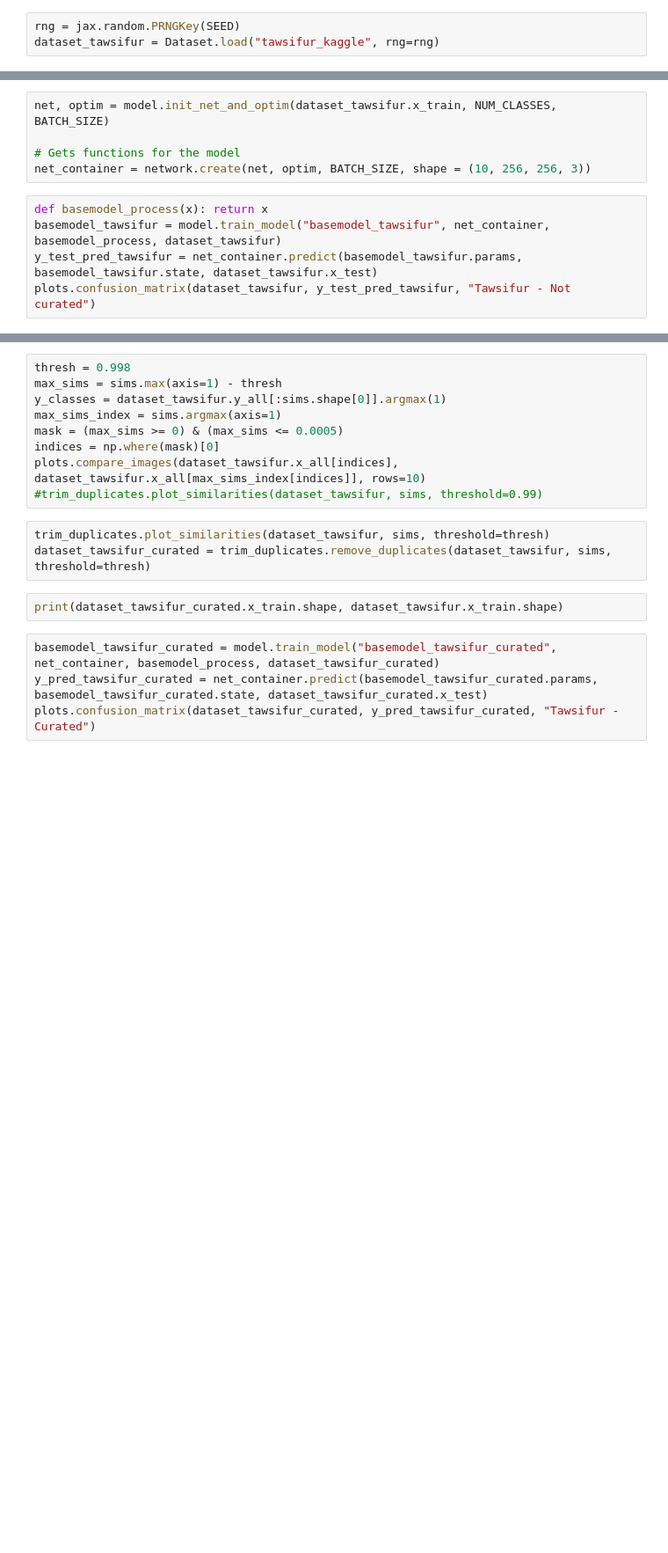
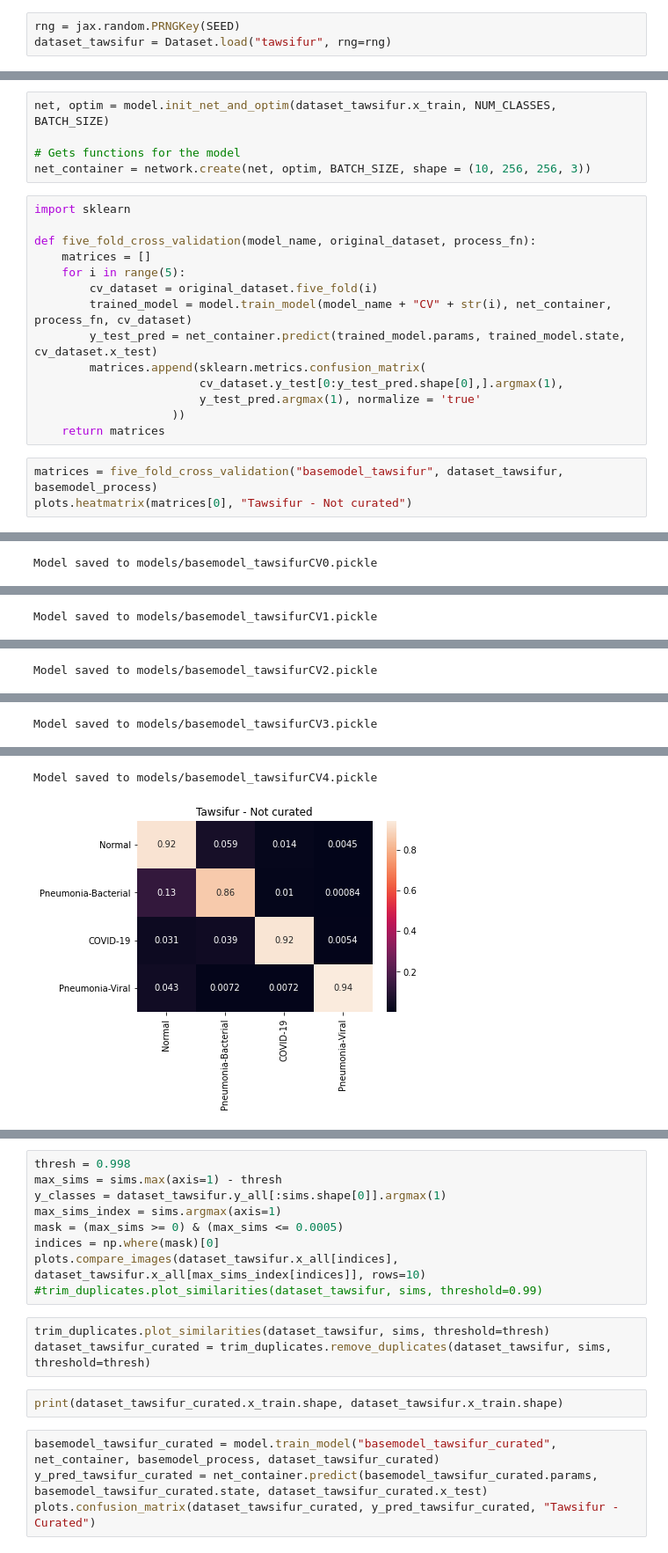
Before and after one commit to joaomarcoscsilva/issues-covid-image-diagnosis, a Jupyter notebook: TestsWithVariousDatasets.ipynb, the cells around one changed output, grey strips where cells are left out. Shown: that part at 88% size. Drawn from its saved outputs; the diff is of its cells as text; blank space fills up the shorter version.

Commit message:
Tests w/ transfer learning

```diff
--- a/TestsWithVariousDatasets.ipynb
+++ b/TestsWithVariousDatasets.ipynb
@@ -19,3 +25,3 @@ BATCH_SIZE = 128
 # %%
 rng = jax.random.PRNGKey(SEED)
-dataset_tawsifur = Dataset.load("tawsifur_kaggle", rng=rng)
+dataset_tawsifur = Dataset.load("tawsifur", rng=rng)
@@ -24,8 +39,21 @@ net, optim = model.init_net_and_optim(dataset_tawsifur.x_train, NUM_CLASSES, BAT
 
 # Gets functions for the model
 net_container = network.create(net, optim, BATCH_SIZE, shape = (10, 256, 256, 3))
-# %%
-def basemodel_process(x): return x
-basemodel_tawsifur = model.train_model("basemodel_tawsifur", net_container, basemodel_process, dataset_tawsifur)
-y_test_pred_tawsifur = net_container.predict(basemodel_tawsifur.params, basemodel_tawsifur.state, dataset_tawsifur.x_test)
-plots.confusion_matrix(dataset_tawsifur, y_test_pred_tawsifur, "Tawsifur - Not curated")
+# %%
+import sklearn
+
+def five_fold_cross_validation(model_name, original_dataset, process_fn):
+    matrices = []
+    for i in range(5):
+        cv_dataset = original_dataset.five_fold(i)
+        trained_model = model.train_model(model_name + "CV" + str(i), net_container, process_fn, cv_dataset)
+        y_test_pred = net_container.predict(trained_model.params, trained_model.state, cv_dataset.x_test)
+        matrices.append(sklearn.metrics.confusion_matrix(
+                        cv_dataset.y_test[0:y_test_pred.shape[0],].argmax(1),
+                        y_test_pred.argmax(1), normalize = 'true'
+                    ))
+    return matrices
+# %%
+matrices = five_fold_cross_validation("basemodel_tawsifur", dataset_tawsifur, basemodel_process)
+plots.heatmatrix(matrices[0], "Tawsifur - Not curated")
+# %% [output]
@@ -31,0 +63 @@ plots.confusion_matrix(dataset_tawsifur, y_test_pred_tawsifur, "Tawsifur - Not c
+Model saved to models/basemodel_tawsifurCV0.pickle
@@ -31,0 +68 @@ plots.confusion_matrix(dataset_tawsifur, y_test_pred_tawsifur, "Tawsifur - Not c
+Model saved to models/basemodel_tawsifurCV1.pickle
@@ -31,0 +71 @@ plots.confusion_matrix(dataset_tawsifur, y_test_pred_tawsifur, "Tawsifur - Not c
+Model saved to models/basemodel_tawsifurCV2.pickle
@@ -31,0 +76 @@ plots.confusion_matrix(dataset_tawsifur, y_test_pred_tawsifur, "Tawsifur - Not c
+Model saved to models/basemodel_tawsifurCV3.pickle
@@ -31,0 +80,2 @@ plots.confusion_matrix(dataset_tawsifur, y_test_pred_tawsifur, "Tawsifur - Not c
+Model saved to models/basemodel_tawsifurCV4.pickle
+[figure, added]
```
Also changed, not shown: parts of 9 cells of this notebook, 3 other files.
